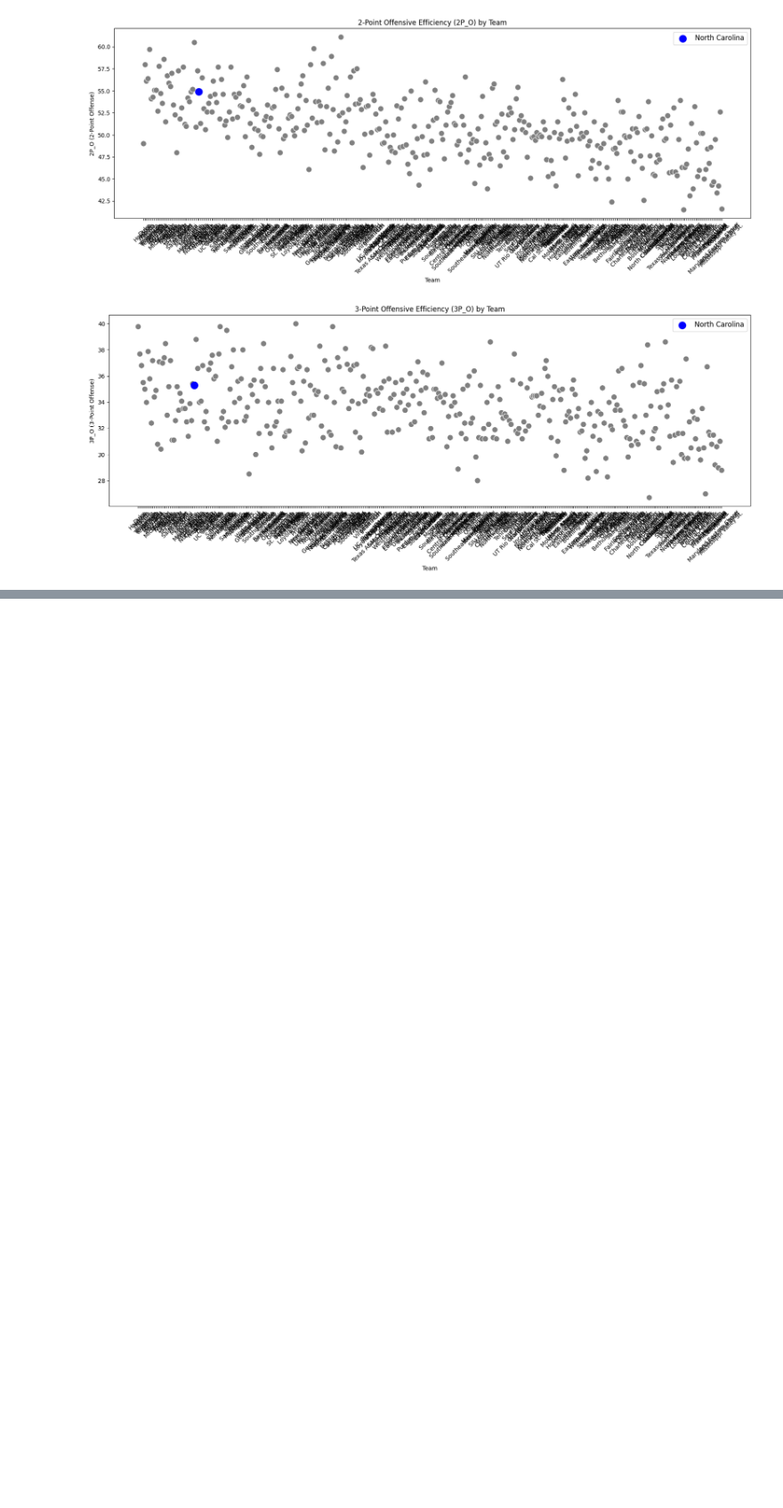
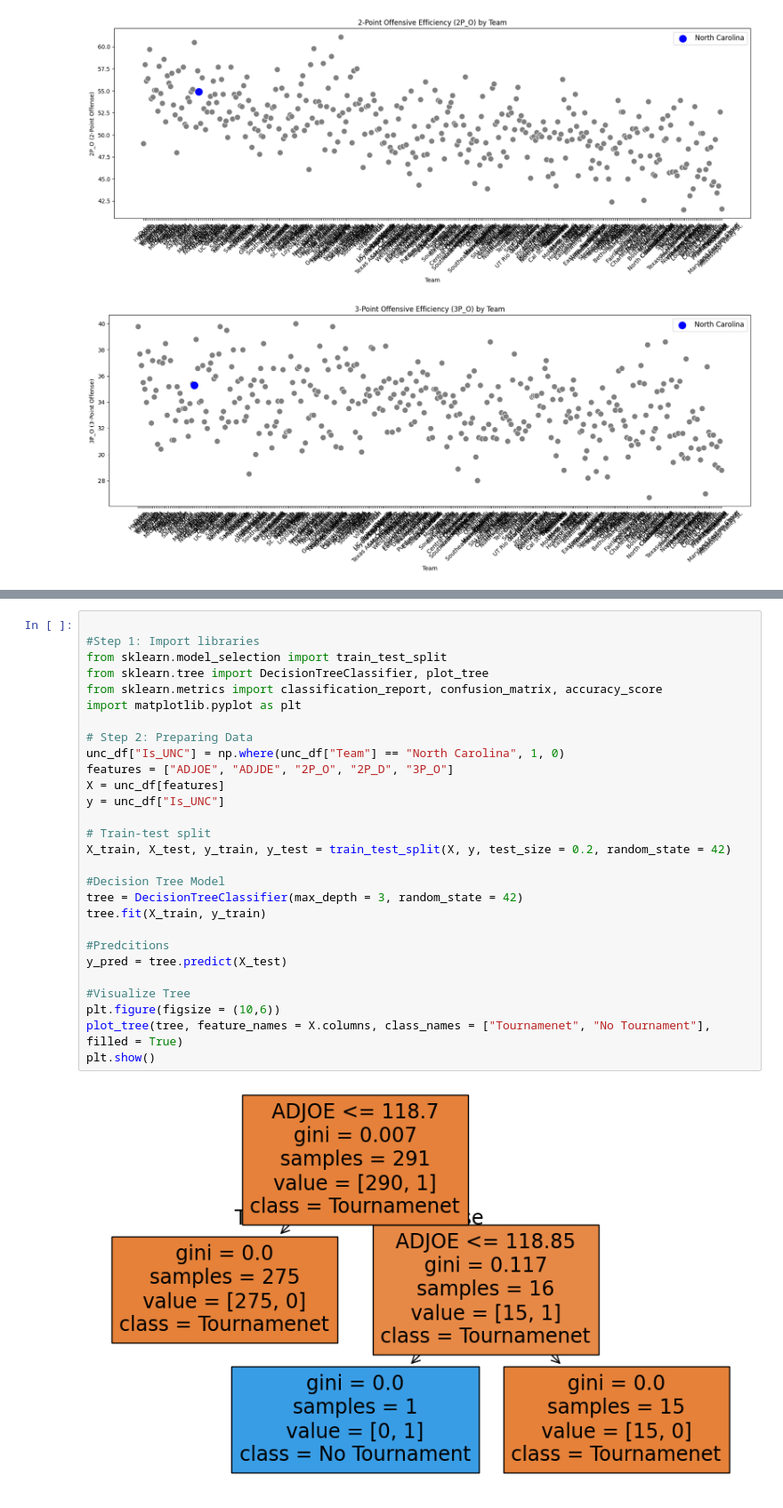
Before and after one commit to jonathanjag08/ITSC-3162-Intro-to-Data-Mining, a Jupyter notebook: ITSC3162DataMining/Project 2/UNC_NCAA.ipynb, the cells around one changed output, grey strips where cells are left out. Shown at 89% size. Cells and saved outputs as stored; diff of their text form; blank space fills up the shorter version.

```diff
--- a/ITSC3162DataMining/Project 2/UNC_NCAA.ipynb
+++ b/ITSC3162DataMining/Project 2/UNC_NCAA.ipynb
@@ -223,0 +222,30 @@ plt.show()
+# %%
+
+#Step 1: Import libraries
+from sklearn.model_selection import train_test_split
+from sklearn.tree import DecisionTreeClassifier, plot_tree
+from sklearn.metrics import classification_report, confusion_matrix, accuracy_score
+import matplotlib.pyplot as plt
+
+# Step 2: Preparing Data
+unc_df["Is_UNC"] = np.where(unc_df["Team"] == "North Carolina", 1, 0)
+features = ["ADJOE", "ADJDE", "2P_O", "2P_D", "3P_O"]
+X = unc_df[features]
+y = unc_df["Is_UNC"]
+
+# Train-test split
+X_train, X_test, y_train, y_test = train_test_split(X, y, test_size = 0.2, random_state = 42)
+
+#Decision Tree Model
+tree = DecisionTreeClassifier(max_depth = 3, random_state = 42)
+tree.fit(X_train, y_train)
+
+#Predcitions
+y_pred = tree.predict(X_test)
+
+#Visualize Tree
+plt.figure(figsize = (10,6))
+plot_tree(tree, feature_names = X.columns, class_names = ["Tournamenet", "No Tournament"], filled = True)
+plt.show()
+# %% [output]
+[figure, added]
```
Also changed, not shown: parts of 10 cells of this notebook.
